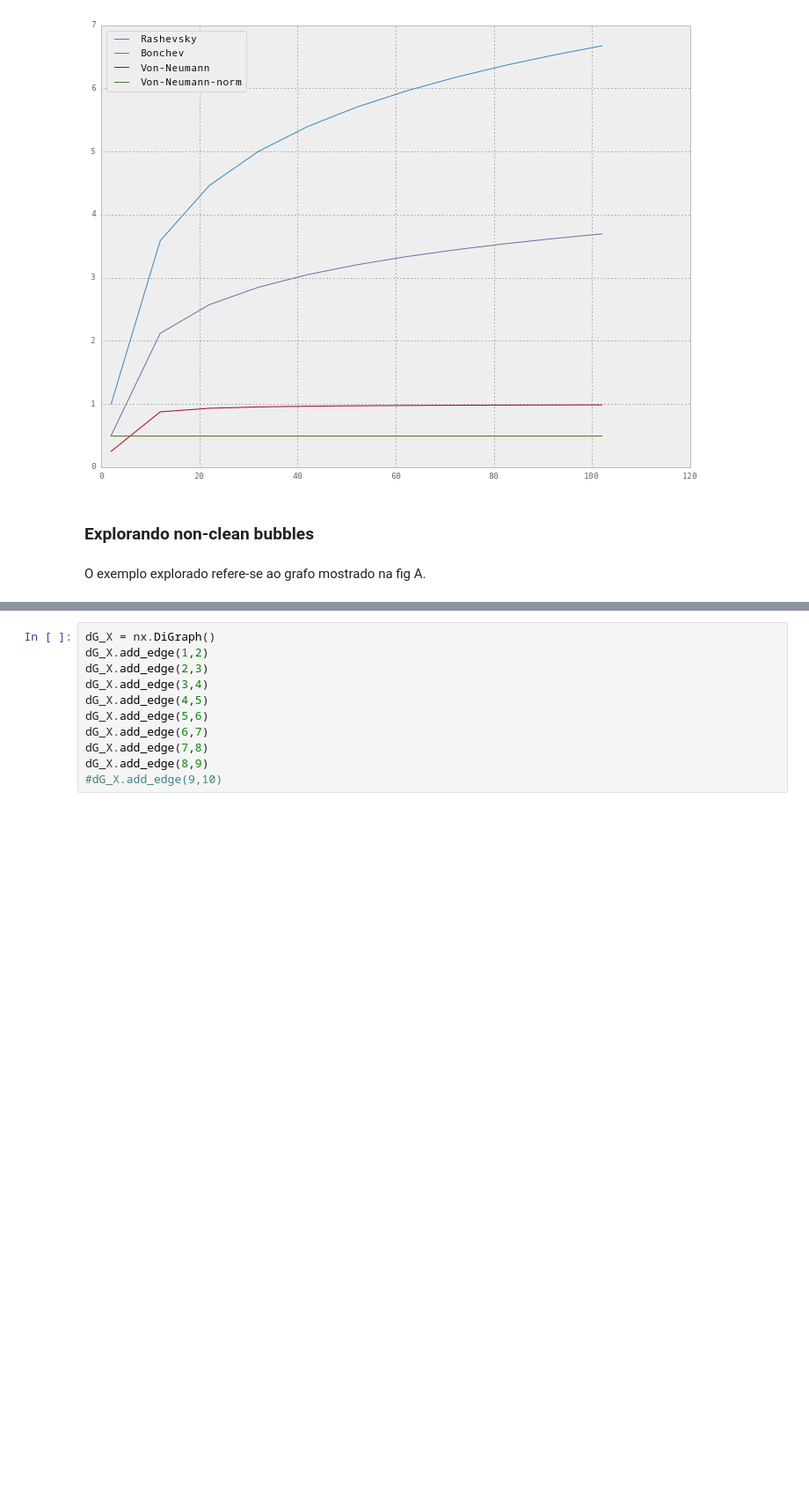
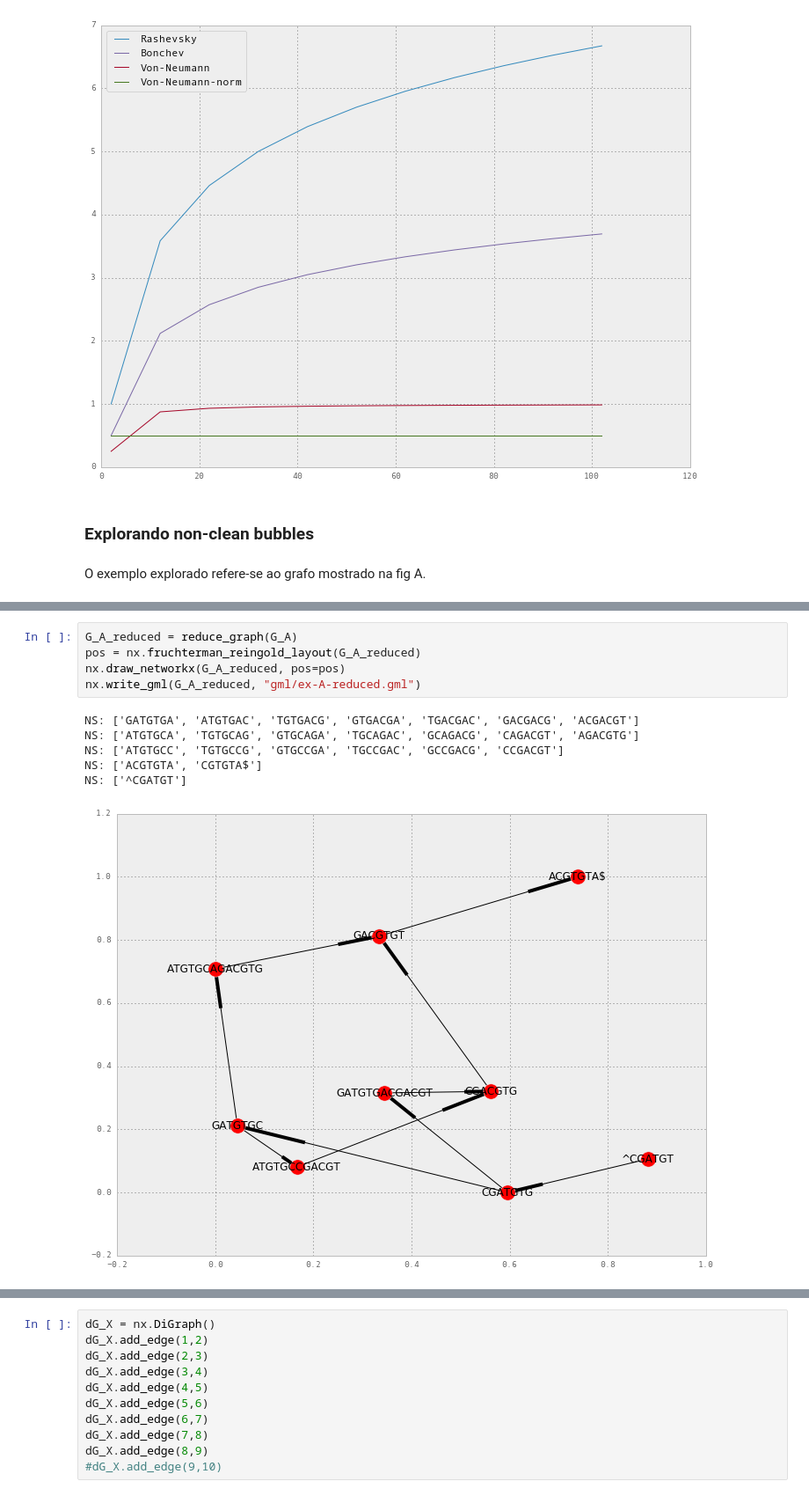
Before and after one commit to rodtheo/entropyDBG, a Jupyter notebook: cdbg.ipynb, the cells around one changed output, grey strips where cells are left out. Shown at 88% size. Saved outputs shown, nothing was run; the diff lists cells and outputs as text; blank space fills up the shorter version.

```diff
--- a/cdbg.ipynb
+++ b/cdbg.ipynb
@@ -1146,0 +1369,12 @@ nx.draw_networkx(G_A, pos=pos)
+# %%
+G_A_reduced = reduce_graph(G_A)
+pos = nx.fruchterman_reingold_layout(G_A_reduced)
+nx.draw_networkx(G_A_reduced, pos=pos)
+nx.write_gml(G_A_reduced, "gml/ex-A-reduced.gml")
+# %% [output]
+NS: ['GATGTGA', 'ATGTGAC', 'TGTGACG', 'GTGACGA', 'TGACGAC', 'GACGACG', 'ACGACGT']
+NS: ['ATGTGCA', 'TGTGCAG', 'GTGCAGA', 'TGCAGAC', 'GCAGACG', 'CAGACGT', 'AGACGTG']
+NS: ['ATGTGCC', 'TGTGCCG', 'GTGCCGA', 'TGCCGAC', 'GCCGACG', 'CCGACGT']
+NS: ['ACGTGTA', 'CGTGTA$']
+NS: ['^CGATGT']
+[figure, added]
```
Also changed, not shown: parts of 58 cells of this notebook, 2 other files.
